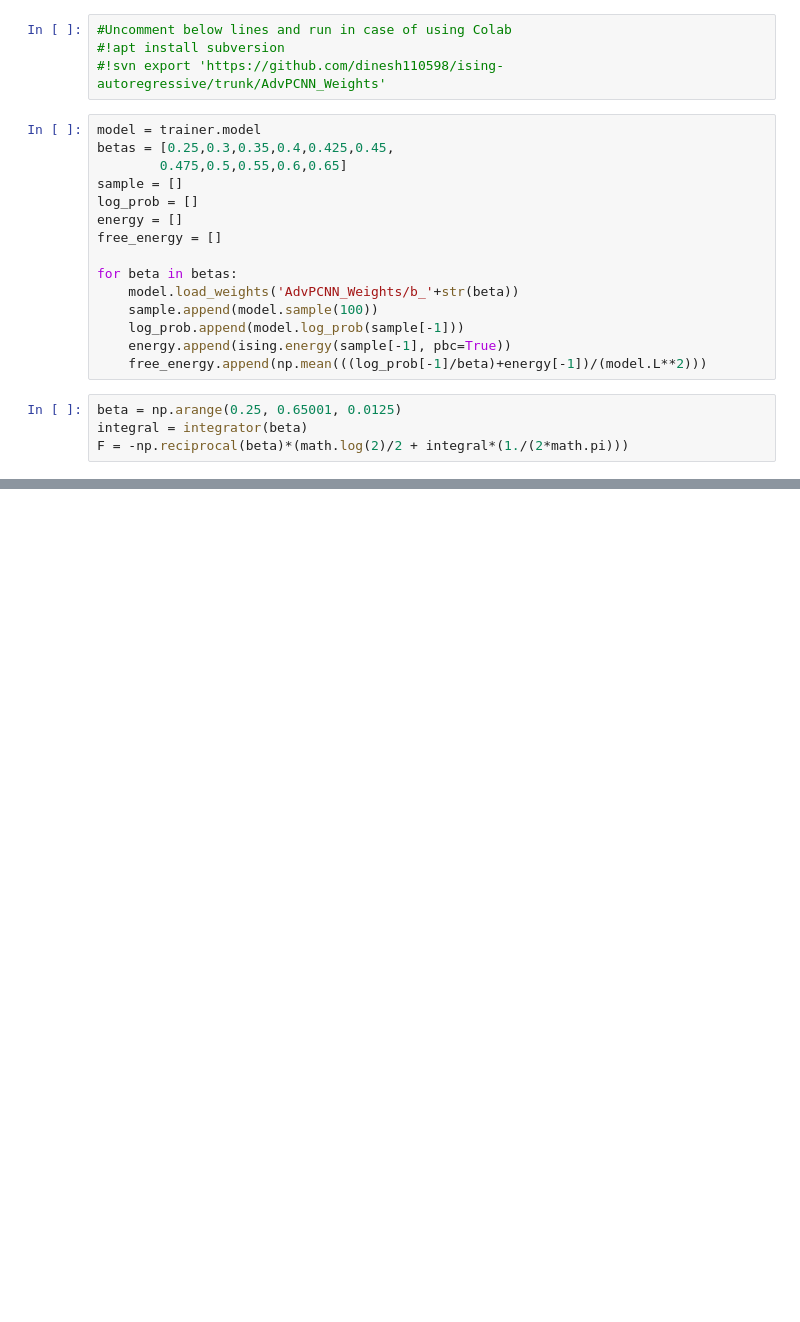
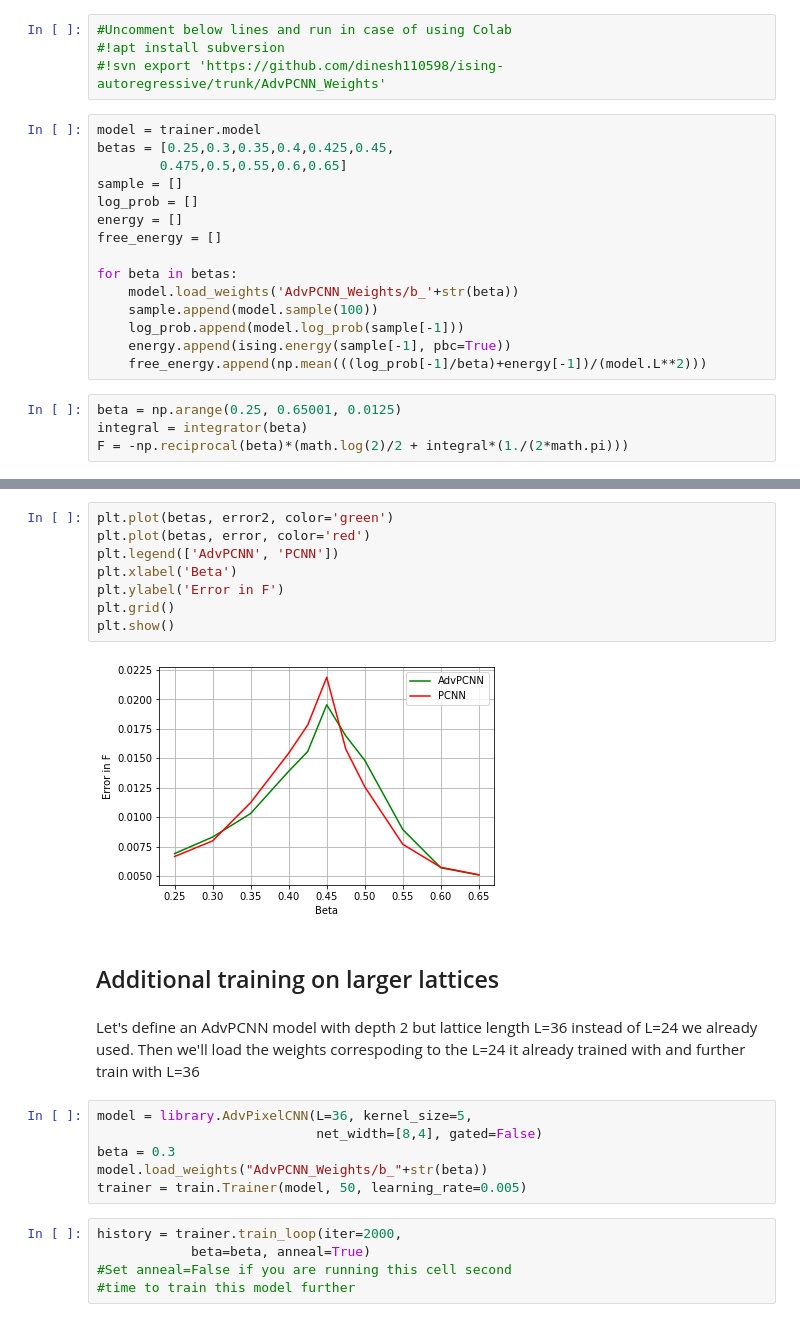
Before and after one commit to dinesh110598/ising-autoregressive, a Jupyter notebook: main.ipynb, the cells around one changed output, grey strips where cells are left out. Saved outputs shown, nothing was run; the diff lists cells and outputs as text; blank space fills up the shorter version.

```diff
--- a/main.ipynb
+++ b/main.ipynb
@@ -278,0 +266,25 @@ plt.show()
+# %%
+plt.plot(betas, error2, color='green')
+plt.plot(betas, error, color='red')
+plt.legend(['AdvPCNN', 'PCNN'])
+plt.xlabel('Beta')
+plt.ylabel('Error in F')
+plt.grid()
+plt.show()
+# %% [output]
+[figure, added]
+# %% [markdown]
+## Additional training on larger lattices
+# %% [markdown]
+Let's define an AdvPCNN model with depth 2 but lattice length L=36 instead of L=24 we already used. Then we'll load the weights correspoding to the L=24 it already trained with and further train with L=36
+# %%
+model = library.AdvPixelCNN(L=36, kernel_size=5,
+                            net_width=[8,4], gated=False)
+beta = 0.3
+model.load_weights("AdvPCNN_Weights/b_"+str(beta))
+trainer = train.Trainer(model, 50, learning_rate=0.005)
+# %%
+history = trainer.train_loop(iter=2000,
+            beta=beta, anneal=True)
+#Set anneal=False if you are running this cell second
+#time to train this model further
```
Also changed, not shown: parts of 8 cells of this notebook.
